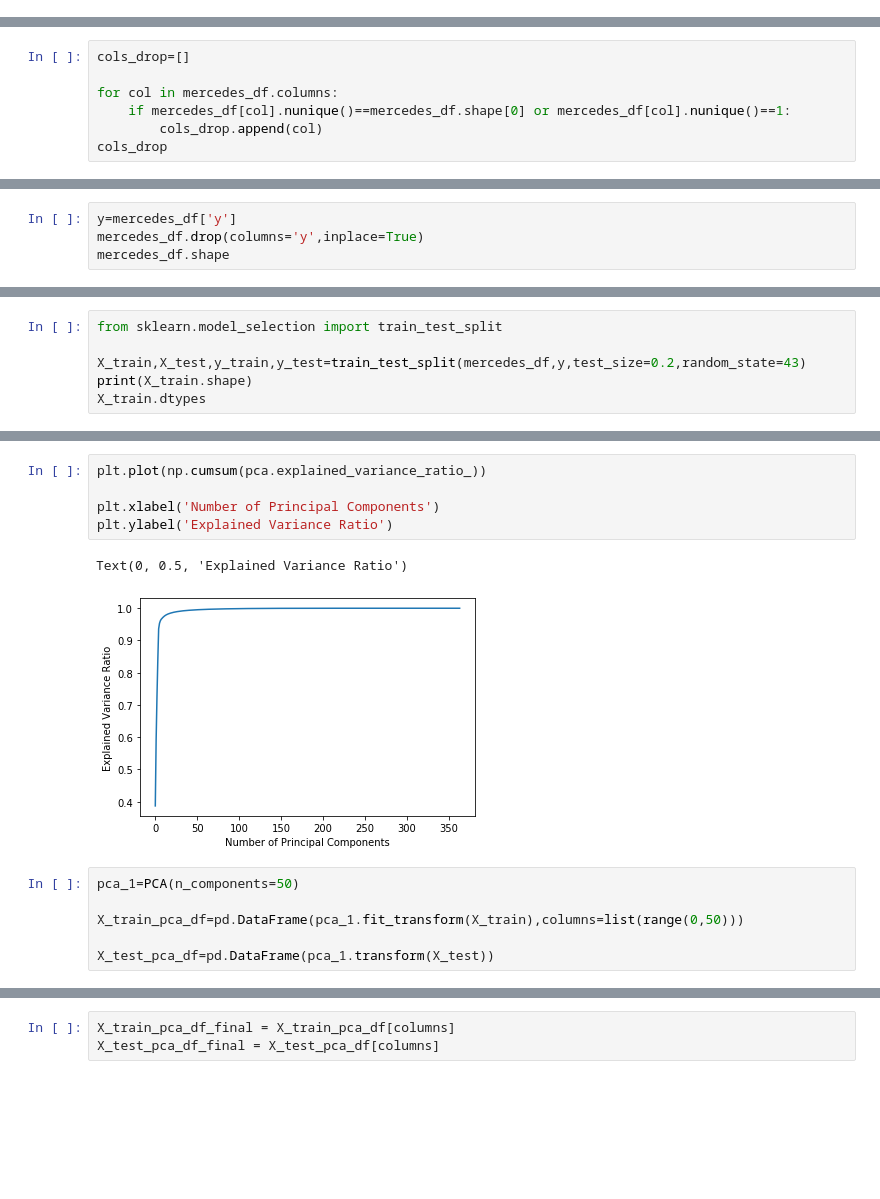
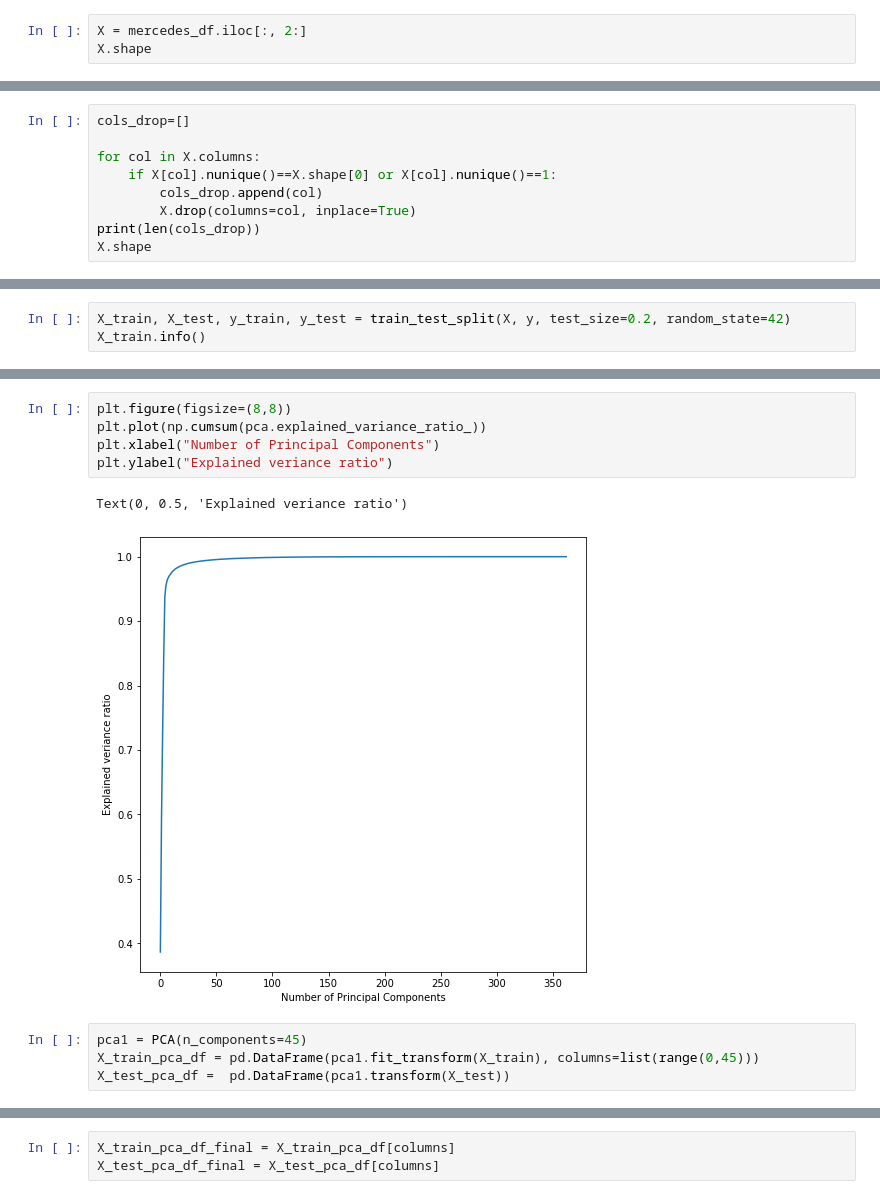
Before and after one commit to vamshidm/Mercedes-Benze, a Jupyter notebook: mercedes code.ipynb, the cells around one changed output, grey strips where cells are left out. Saved outputs shown, nothing was run; the diff lists cells and outputs as text; blank space fills up the shorter version.

```diff
--- a/mercedes code.ipynb
+++ b/mercedes code.ipynb
@@ -30,0 +52,3 @@ missing_values_df
+# %%
+X = mercedes_df.iloc[:, 2:]
+X.shape
@@ -31,8 +57,10 @@ missing_values_df
 # %%
 cols_drop=[]
 
-for col in mercedes_df.columns:
-    if mercedes_df[col].nunique()==mercedes_df.shape[0] or mercedes_df[col].nunique()==1:
+for col in X.columns:
+    if X[col].nunique()==X.shape[0] or X[col].nunique()==1:
         cols_drop.append(col)
-cols_drop
+        X.drop(columns=col, inplace=True)
+print(len(cols_drop))
+X.shape
 # %% [output]
@@ -57,4 +68,0 @@ mercedes_df.shape
-# %%
-y=mercedes_df['y']
-mercedes_df.drop(columns='y',inplace=True)
-mercedes_df.shape
@@ -63,7 +69,4 @@ mercedes_df.shape
 # %%
-from sklearn.model_selection import train_test_split
-
-X_train,X_test,y_train,y_test=train_test_split(mercedes_df,y,test_size=0.2,random_state=43)
-print(X_train.shape)
-X_train.dtypes
+X_train, X_test, y_train, y_test = train_test_split(X, y, test_size=0.2, random_state=42)
+X_train.info()
 # %% [output]
@@ -157,17 +125,15 @@ array([3.87077848e-01, 2.04695043e-01, 1.33507682e-01, 1.13655935e-01,
 # %%
+plt.figure(figsize=(8,8))
 plt.plot(np.cumsum(pca.explained_variance_ratio_))
-
-plt.xlabel('Number of Principal Components')
-plt.ylabel('Explained Variance Ratio')
+plt.xlabel("Number of Principal Components")
+plt.ylabel("Explained veriance ratio")
 # %% [output]
-Text(0, 0.5, 'Explained Variance Ratio')
+Text(0, 0.5, 'Explained veriance ratio')
-[figure, old version]
+[figure, new version]
 # %%
-pca_1=PCA(n_components=50)
-
-X_train_pca_df=pd.DataFrame(pca_1.fit_transform(X_train),columns=list(range(0,50)))
-
-X_test_pca_df=pd.DataFrame(pca_1.transform(X_test))
+pca1 = PCA(n_components=45)
+X_train_pca_df = pd.DataFrame(pca1.fit_transform(X_train), columns=list(range(0,45)))
+X_test_pca_df =  pd.DataFrame(pca1.transform(X_test))
 # %%
 X_train_pca_df
 # %% [output]
```
Also changed, not shown: parts of 44 cells of this notebook.
